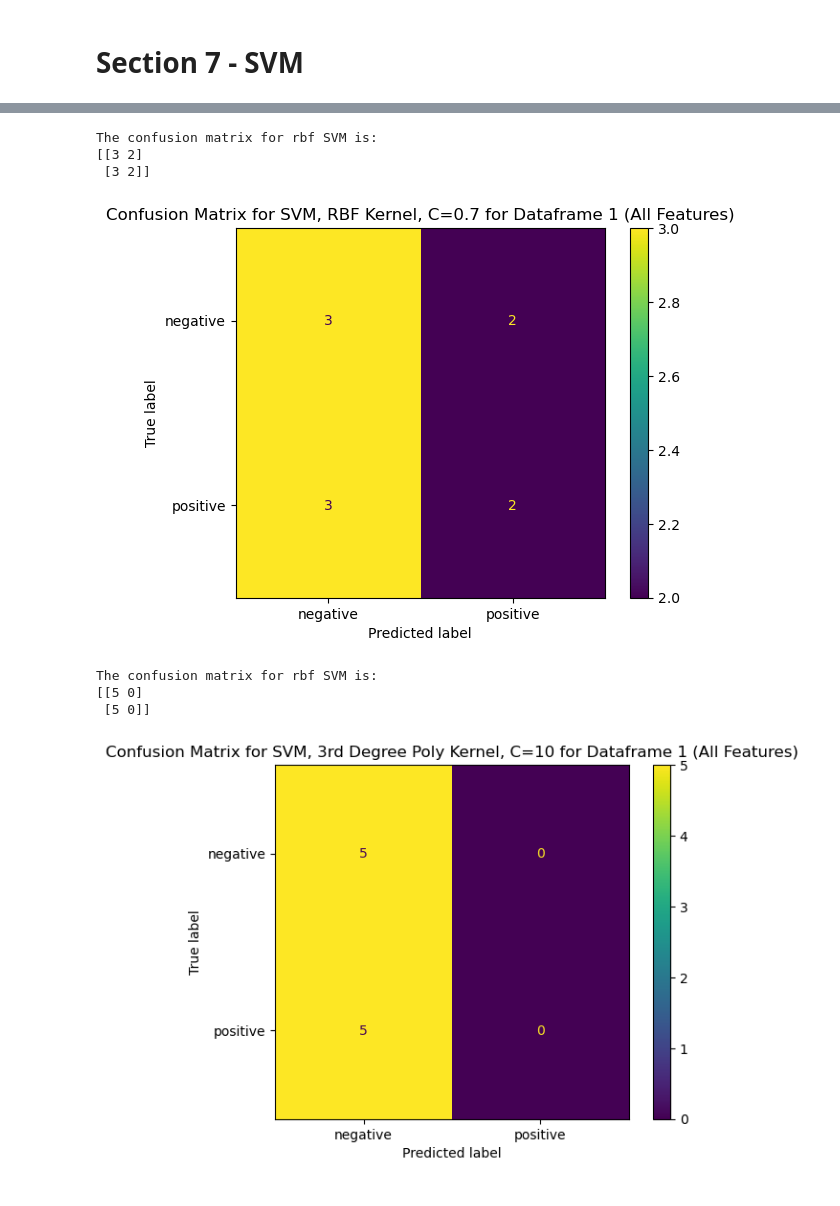
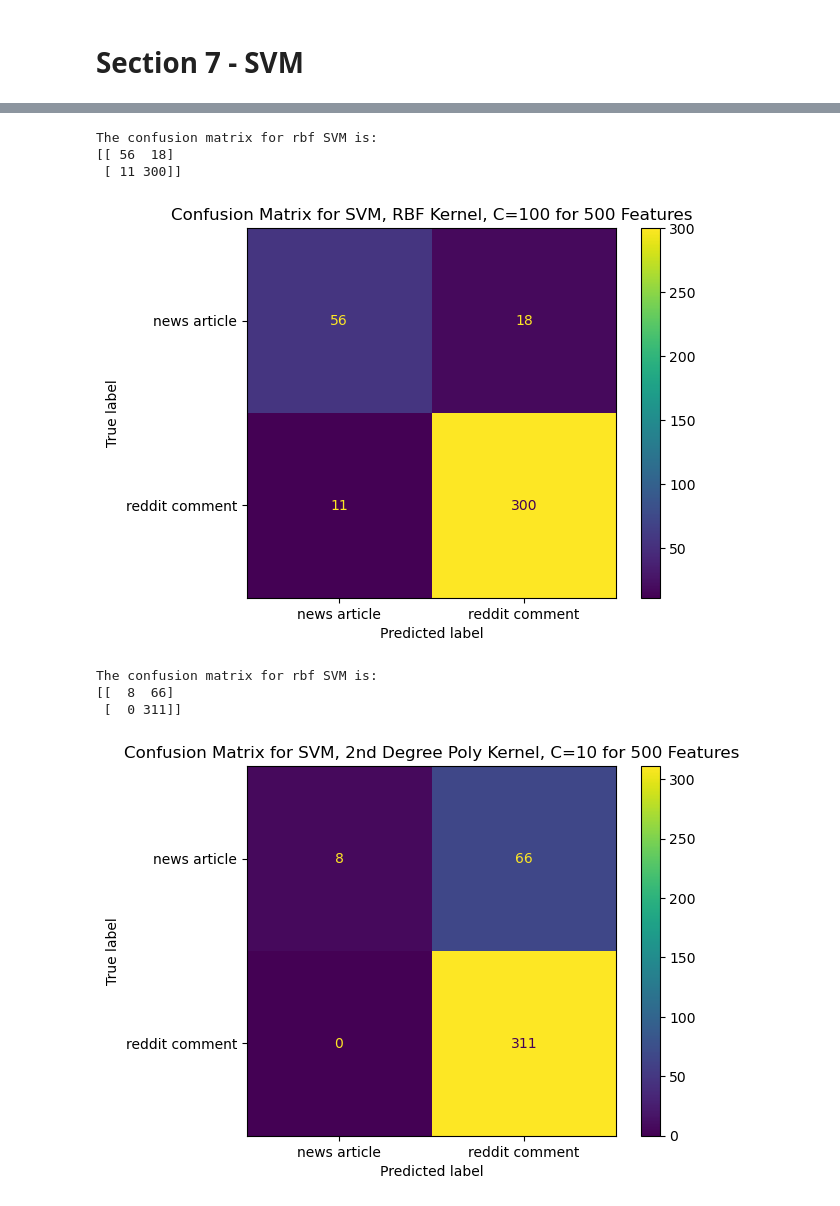
Before and after one commit to meganenglert/info5653, a Jupyter notebook: project mod3.ipynb, the cells around one changed output, grey strips where cells are left out. Drawn from its saved outputs; the diff is of its cells as text; code cells hidden in the pictures.

```diff
--- a/project mod3.ipynb
+++ b/project mod3.ipynb
@@ -43,0 +97,19 @@ df1
+# %%
+
+df1 = matrix1.copy()
+cv2=CountVectorizer(input='content',
+                        stop_words='english',
+                        max_features=100)
+df2cv = cv2.fit_transform(contentList)
+columns = cv2.get_feature_names_out()
+print(columns)
+newcols = list(columns)
+newcols.insert(0, "dataType")
+matrix2 = pd.DataFrame(df2cv.toarray(), columns = columns)
+matrix2 = pd.concat([df1labels, matrix2],axis=1)
+matrix2.columns = newcols
+df2 = matrix2.copy().reset_index().drop("index", axis=1)
+
+
+df2 = df1.loc[:, df2.columns]#.drop("LABEL", axis = 1)
+df2
@@ -162,8 +208,8 @@ testtraindf1=testtraindf1.loc[:, ~testtraindf1.columns.duplicated()]
 # %%
 
 # I'm going to use stratification because it makes for better results :)
-articles = testtraindf1[testtraindf1["LABEL"] == "news article"]
-comments = testtraindf1[testtraindf1["LABEL"] == "reddit comment"]
+articles = testtraindf1[testtraindf1["dataType"] == "news article"]
+comments = testtraindf1[testtraindf1["dataType"] == "reddit comment"]
 
 positive_train1, positive_test1=train_test_split(articles,test_size=.30)
 negative_train1, negative_test1=train_test_split(comments,test_size=.30)
@@ -173,13 +219,13 @@ testDF1 = pd.concat([positive_test1, negative_test1])
 #print("The Testing Data is\n", testDF)
 
 ## Now remove the labels from the data - but keep and name the labels
-trainLabels1 = trainDF1["LABEL"]
+trainLabels1 = trainDF1["dataType"]
 
 ## Remove the label from the dataset itself
-trainDF1 = trainDF1.drop(["LABEL"], axis=1)
+trainDF1 = trainDF1.drop(["dataType"], axis=1)
 print(trainDF1)
 
-testLabels1 = testDF1["LABEL"]
+testLabels1 = testDF1["dataType"]
 ## Remove the label from the dataset itself
-testDF1 = testDF1.drop(["LABEL"], axis=1)
+testDF1 = testDF1.drop(["dataType"], axis=1)
 # %% [output]
@@ -505,7 +453,7 @@ Name: LABEL, dtype: object
 from sklearn.svm import LinearSVC
 
 
-SVM_Model1=LinearSVC(C=.001)
+SVM_Model1=LinearSVC(C=1)
 
 SVM_Model1.fit(trainDF1, trainLabels1)
 
@@ -515,3 +463,9 @@ SVM_matrix = confusion_matrix(testLabels1, SVM_Model1.predict(testDF1))
 print("\nThe confusion matrix for Linear SVM is:")
 print(SVM_matrix)
 print("\n\n")
+
+CM_disp=ConfusionMatrixDisplay(SVM_matrix, display_labels=SVM_Model1.classes_)
+CM_disp.plot()
+plt.title("Confusion Matrix for LinearSVC, C=1 for 500 Features")
+plt.show()
+plt.close()
@@ -518,24 +491,24 @@ print("\n\n")
 # %%
 from sklearn.svm import SVC
 
-SVM_Model2=SVC(C=0.7, kernel='rbf', gamma="auto")
+SVM_Model2=SVC(C=100, kernel='rbf', gamma="auto")
 SVM_Model2.fit(trainDF1, trainLabels1)
 
 SVM_matrix = confusion_matrix(testLabels1, SVM_Model2.predict(testDF1))
 print("\nThe confusion matrix for rbf SVM is:")
 print(SVM_matrix)
 print("\n\n")
 
 CM_disp=ConfusionMatrixDisplay(SVM_matrix, display_labels=SVM_Model2.classes_)
 CM_disp.plot()
-plt.title("Confusion Matrix for SVM, RBF Kernel, C=0.7 for Dataframe 1 (All Features)")
+plt.title("Confusion Matrix for SVM, RBF Kernel, C=100 for 500 Features")
 plt.show()
 plt.close()
 # %% [output]
 The confusion matrix for rbf SVM is:
-[[3 2]
- [3 2]]
+[[ 56  18]
+ [ 11 300]]
-[figure, old version]
+[figure, new version]
 # %%
 from sklearn.svm import SVC
 
@@ -543,7 +516,7 @@ from sklearn.svm import SVC
 # is to make the degree of the polynomial 1, but the instructions say not linear, so
 # I guess I am not doing that :)
 
-SVM_Model3=SVC(C=10, kernel='poly', degree=3, gamma="auto")
+SVM_Model3=SVC(C=10, kernel='poly', degree=2, gamma="auto")
 SVM_Model3.fit(trainDF1, trainLabels1)
 
 SVM_matrix = confusion_matrix(testLabels1, SVM_Model3.predict(testDF1))
@@ -553,14 +526,14 @@ print("\n\n")
 
 CM_disp=ConfusionMatrixDisplay(SVM_matrix, display_labels=SVM_Model3.classes_)
 CM_disp.plot()
-plt.title("Confusion Matrix for SVM, 3rd Degree Poly Kernel, C=10 for Dataframe 1 (All Features)")
+plt.title("Confusion Matrix for SVM, 2nd Degree Poly Kernel, C=10 for 500 Features")
 plt.show()
 plt.close()
 # %% [output]
 The confusion matrix for rbf SVM is:
-[[5 0]
- [5 0]]
+[[  8  66]
+ [  0 311]]
-[figure, old version]
+[figure, new version]
 # %%
 from sklearn.svm import SVC
 
```
Also changed, not shown: parts of 22 cells of this notebook.
